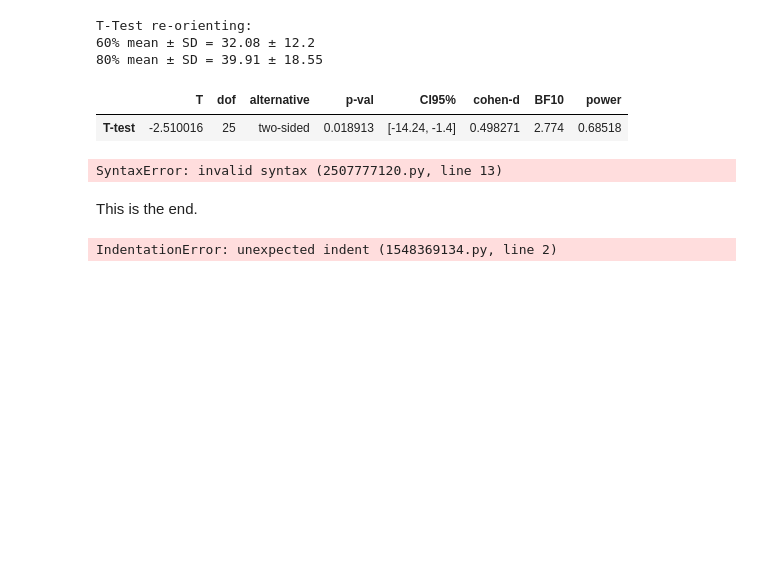
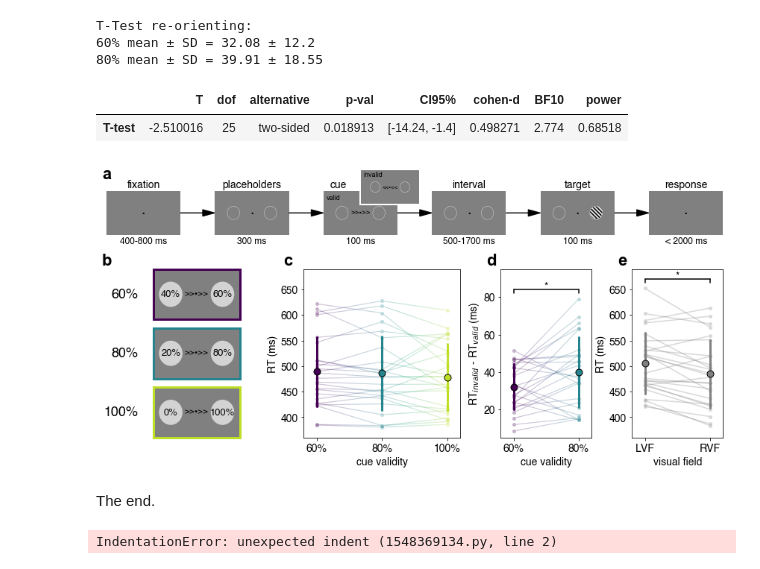
Before and after one commit to olofvanderwerf/rhythmic-attention, a Jupyter notebook: general_analysis.ipynb, the cells around one changed output. Cells and saved outputs as stored; diff of their text form; code cells hidden in the pictures; blank space fills up the shorter version.

```diff
--- a/general_analysis.ipynb
+++ b/general_analysis.ipynb
@@ -488,7 +488,7 @@ def SignificanceLine(ax,text,x1,y2,y1,ylim):
 from matplotlib import patches
 from matplotlib.offsetbox import OffsetImage, AnnotationBbox
 
-conditions = ['100','80','60']
+conditions = [100,80,60]
 colors = plt.cm.viridis(np.linspace(0.9, 0, len(conditions)))
 
 fig = plt.figure(figsize=(12,6),constrained_layout=True)
@@ -620,37 +620,36 @@ for subject in subjects:
     y1 = rt_vf.loc[subject,'left']
     y2 = rt_vf.loc[subject,'right']
 
     ax5.plot((0,1),(y1,y2),color = 'grey',alpha = 0.3)
 
 # Plot individual data
 for idx, visual_field in enumerate(visual_fields):
 
     # Plot individual subjects
     ax5.plot(np.repeat(xcoords[idx],len(rt_vf)),rt_vf[visual_field],'o',color = 'white',markersize = 5,markeredgewidth=0, zorder = 2, alpha =1)
     ax5.plot(np.repeat(xcoords[idx],len(rt_vf)),rt_vf[visual_field],'o',color = 'grey',markersize = 5,markeredgewidth=0, zorder = 2, alpha = 0.3)
 
     # Plot error bar
     pl,cap,blc = plt.errorbar(x_coords[idx], rt_vf[visual_field].mean(), yerr = rt_vf[visual_field].std(), color = 'grey',zorder = 3, elinewidth=3)
     plt.setp(blc[0], capstyle="round")
 
     # Plot mean
     ax5.plot(x_coords[idx],rt_vf[visual_field].mean(),'o',color = 'grey', markeredgecolor = 'black', zorder = 4, markersize = 9)
 
 ax5.set_ylabel('RT (ms)')
 ax5.set_xlabel('visual field')
 ax5.set_xlim([-0.2,1.2])
 ax5.set_ylim([360,690])
 SignificanceLine(ax5,'*',0,1,670,ax5.get_ylim())
 a = plt.xticks([0,1],['LVF','RVF'])
 
 fig.tight_layout(w_pad=0.4, h_pad=0.7)
 
-#plt.show()
 #plt.savefig(figure_folder+'figure_1.png',dpi = 300)
 # %% [output]
-SyntaxError: invalid syntax (2507777120.py, line 13)
+[figure, added]
 # %% [markdown]
-This is the end.
+The end.
 # %%
 # Plot accuracy on valid trials
 condition_list = [60,80,100]
```
Also changed, not shown: parts of 2 cells of this notebook, 1 other file.
